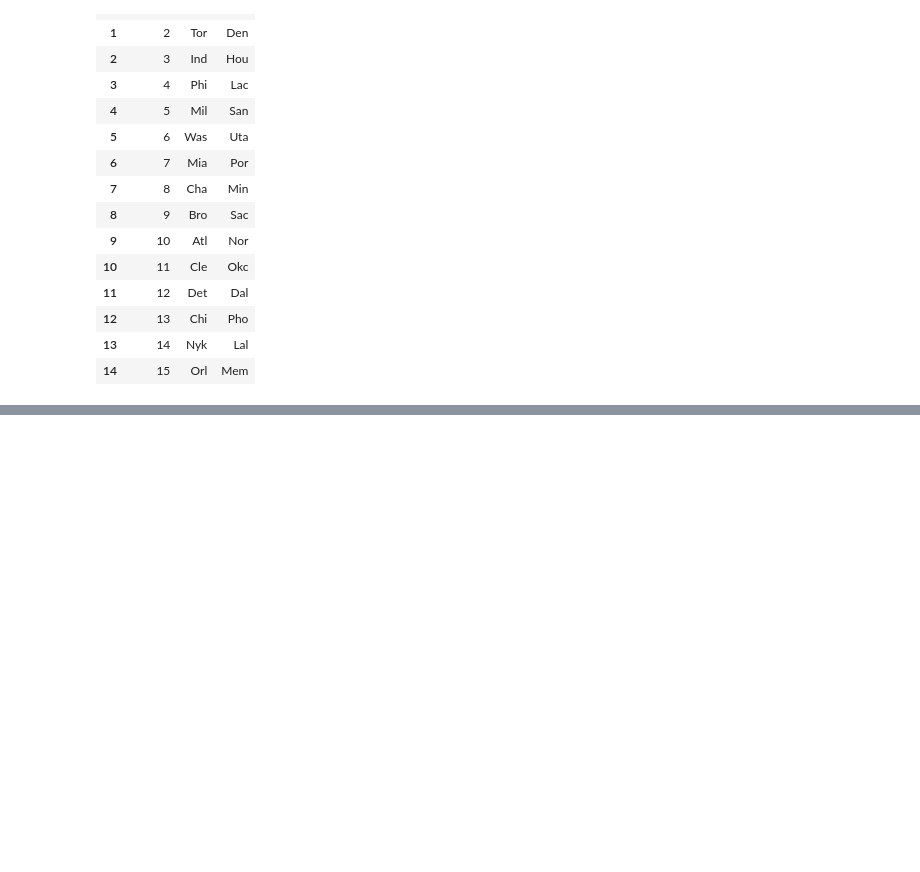
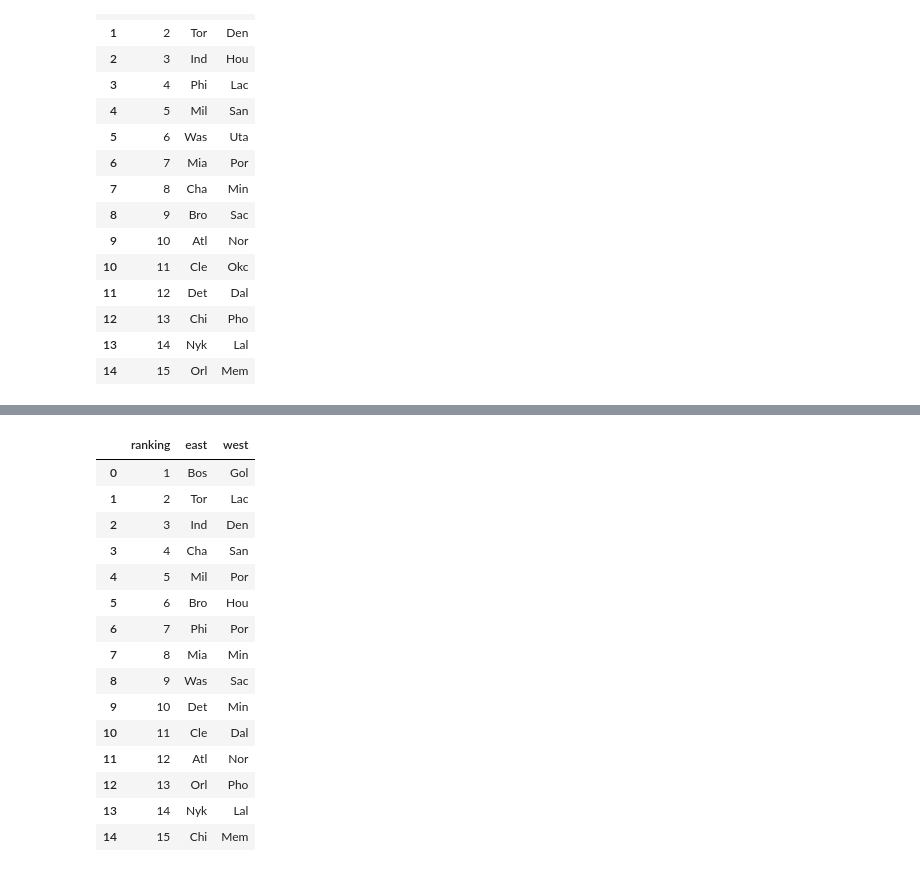
Before and after one commit to h30306/Learning-Notes, a Jupyter notebook: data-mining/decision-tree/d-tree NBA.ipynb, the cells around one changed output, grey strips where cells are left out. Drawn from its saved outputs; the diff is of its cells as text; code cells hidden in the pictures; blank space fills up the shorter version.

```diff
--- a/data-mining/decision-tree/d-tree NBA.ipynb
+++ b/data-mining/decision-tree/d-tree NBA.ipynb
@@ -395,0 +413,21 @@ defaultdict(<function __main__.zero()>,
+# %%
+pd.DataFrame({'ranking' : np.arange(1,16),
+                    'east' : ['Bos','Tor','Ind','Cha','Mil','Bro','Phi','Mia','Was','Det','Cle','Atl','Orl','Nyk','Chi'],
+                    'west' : ['Gol','Lac','Den','San','Por','Hou','Por','Min','Sac','Min','Dal','Nor','Pho','Lal','Mem']})
+# %% [output]
+|  | ranking | east | west |
+| 0 | 1 | Bos | Gol |
+| 1 | 2 | Tor | Lac |
+| 2 | 3 | Ind | Den |
+| 3 | 4 | Cha | San |
+| 4 | 5 | Mil | Por |
+| 5 | 6 | Bro | Hou |
+| 6 | 7 | Phi | Por |
+| 7 | 8 | Mia | Min |
+| 8 | 9 | Was | Sac |
+| 9 | 10 | Det | Min |
+| 10 | 11 | Cle | Dal |
+| 11 | 12 | Atl | Nor |
+| 12 | 13 | Orl | Pho |
+| 13 | 14 | Nyk | Lal |
+| 14 | 15 | Chi | Mem |
```
Also changed, not shown: parts of 15 cells of this notebook.
